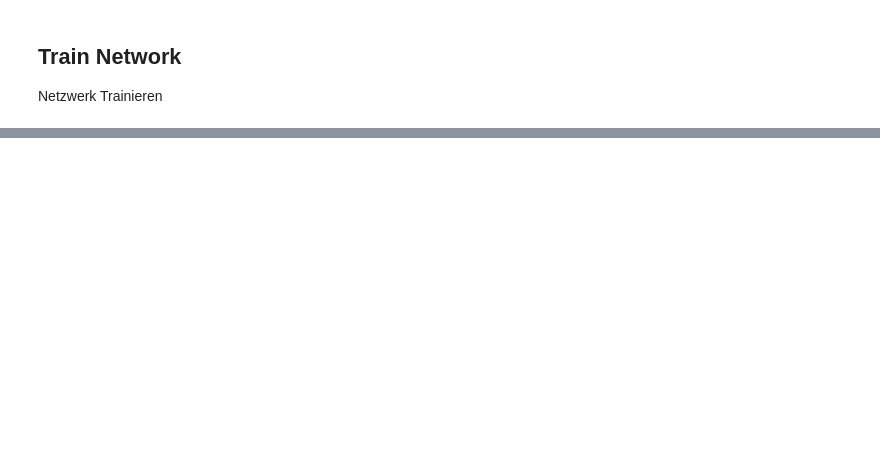
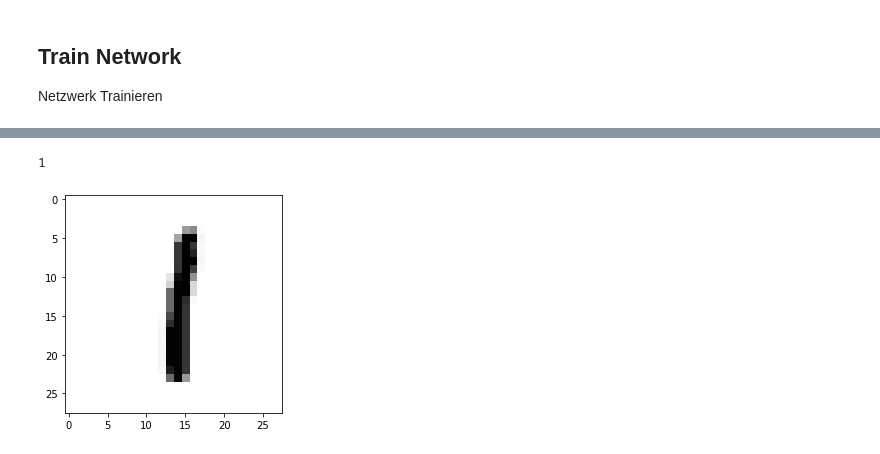
Before and after one commit to Bogula/KISS, a Jupyter notebook: ZahlenerkennenMNIST.ipynb, the cells around one changed output, grey strips where cells are left out. Cells and saved outputs as stored; diff of their text form; code cells hidden in the pictures; blank space fills up the shorter version.

```diff
--- a/ZahlenerkennenMNIST.ipynb
+++ b/ZahlenerkennenMNIST.ipynb
@@ -85,8 +123,11 @@ Image('graph.png')
 # %%
-ex = 177
+ex = 178
 
 
 plt.imshow(x_test_drawing[ex], cmap='Greys')
 
 a= model.predict([x_test[ex:ex+1]])
-a.argmax()
+print(a.argmax())
+# %% [output]
+1
+[figure, added]
```
Also changed, not shown: parts of 10 cells of this notebook.
